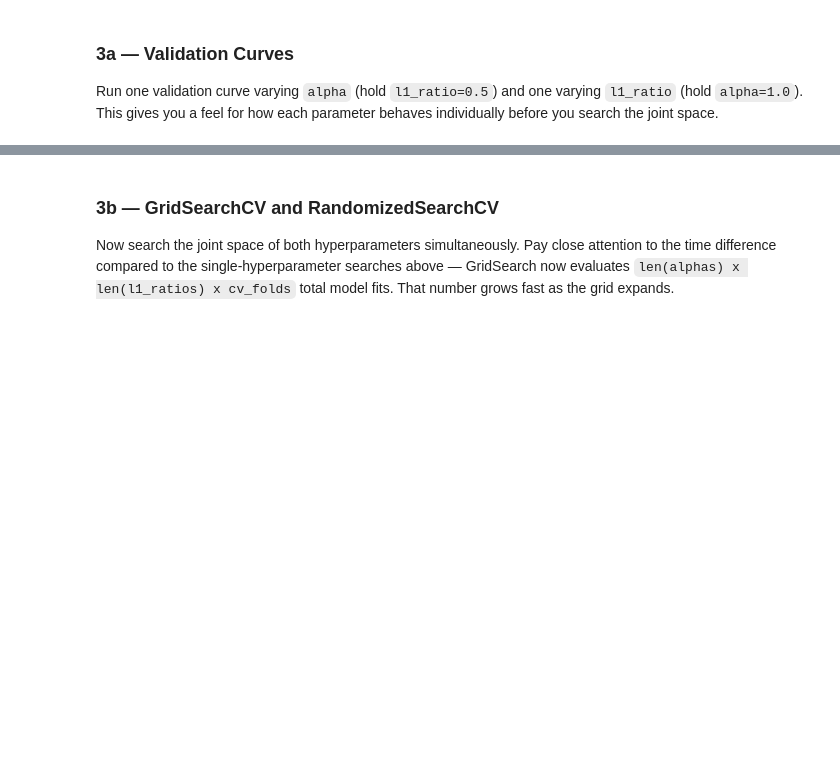
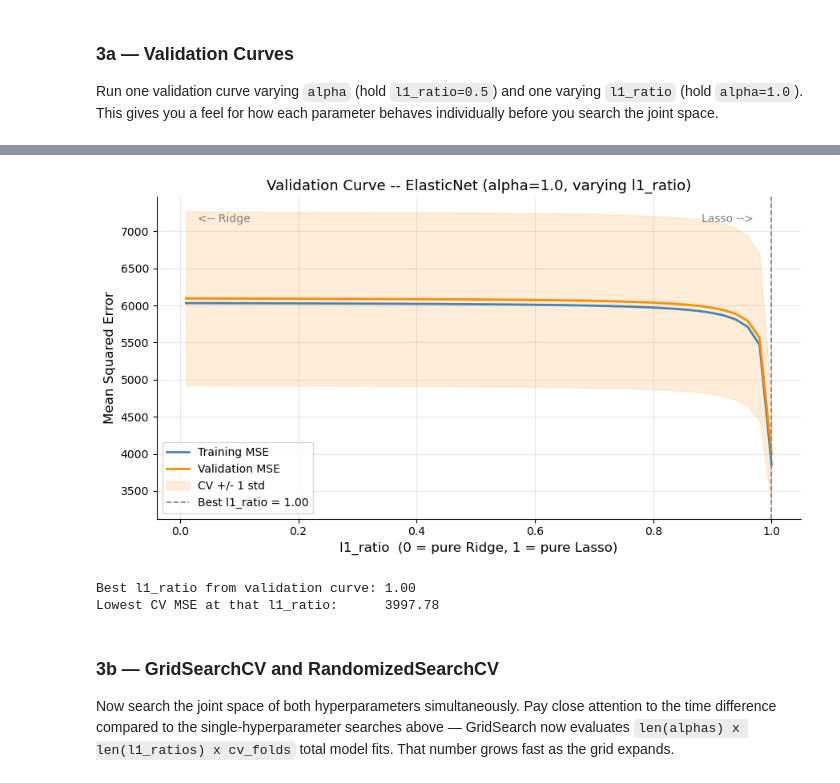
Before and after one commit to winni-datadiva/TKH-26-labs, a Jupyter notebook: Phase_2/python_workbooks/hyperparameters_Winni.ipynb, the cells around one changed output, grey strips where cells are left out. Saved outputs shown, nothing was run; the diff lists cells and outputs as text; code cells hidden in the pictures; blank space fills up the shorter version.

```diff
--- a/Phase_2/python_workbooks/hyperparameters_Winni.ipynb
+++ b/Phase_2/python_workbooks/hyperparameters_Winni.ipynb
@@ -714,11 +757,59 @@ Run one validation curve varying `alpha` (hold `l1_ratio=0.5`) and one varying `
 # %%
 # TODO: validation curve for ElasticNet varying l1_ratio
 # Use ElasticNet(alpha=1.0) as the estimator — holds alpha fixed
 # Use np.linspace(0.01, 1.0, 50) for the l1_ratio range (must be > 0 and <= 1)
 # Score by 'neg_mean_squared_error', flip the sign when plotting
 # Note: l1_ratio=0 is pure Ridge, l1_ratio=1 is pure Lasso
 #       Label your x-axis accordingly so readers know what they're looking at
-...
+
+# l1_ratio controls the blend: 0 = pure Ridge, 1 = pure Lasso
+l1_ratios = np.linspace(0.01, 1.0, 50)
+
+# hold alpha fixed at 1.0 while varying l1_ratio
+train_scores, val_scores = validation_curve(
+    ElasticNet(alpha=1.0),
+    X_train, y_train,
+    param_name='l1_ratio',
+    param_range=l1_ratios,
+    cv=5,
+    scoring='neg_mean_squared_error'
+)
+
+train_mse_mean = -train_scores.mean(axis=1)
+val_mse_mean   = -val_scores.mean(axis=1)
+val_mse_std    = val_scores.std(axis=1)
+
+best_l1_ratio_vc = l1_ratios[val_mse_mean.argmin()]
+
+fig, ax = plt.subplots(figsize=(9, 5))
+ax.plot(l1_ratios, train_mse_mean, label='Training MSE',   color='steelblue',  linewidth=2)
+ax.plot(l1_ratios, val_mse_mean,   label='Validation MSE', color='darkorange', linewidth=2)
+ax.fill_between(
+    l1_ratios,
+    val_mse_mean - val_mse_std,
+    val_mse_mean + val_mse_std,
+    alpha=0.15, color='darkorange', label='CV +/- 1 std'
+)
+ax.axvline(best_l1_ratio_vc, color='gray', linestyle='--', linewidth=1.2,
+           label=f'Best l1_ratio = {best_l1_ratio_vc:.2f}')
+# label the ends of the x-axis so students know what 0 and 1 mean
+ax.text(0.03, ax.get_ylim()[1]*0.97, '<-- Ridge', fontsize=10, color='gray', va='top')
+ax.text(0.97, ax.get_ylim()[1]*0.97, 'Lasso -->', fontsize=10, color='gray', va='top', ha='right')
+ax.set_xlabel('l1_ratio  (0 = pure Ridge, 1 = pure Lasso)', fontsize=12)
+ax.set_ylabel('Mean Squared Error', fontsize=12)
+ax.set_title('Validation Curve -- ElasticNet (alpha=1.0, varying l1_ratio)', fontsize=13)
+ax.legend()
+ax.grid(True, alpha=0.3)
+sns.despine()
+plt.tight_layout()
+plt.show()
+
+print(f"Best l1_ratio from validation curve: {best_l1_ratio_vc:.2f}")
+print(f"Lowest CV MSE at that l1_ratio:      {val_mse_mean.min():.2f}")
+# %% [output]
+[figure, added]
+Best l1_ratio from validation curve: 1.00
+Lowest CV MSE at that l1_ratio:      3997.78
 # %% [markdown]
 ### 3b — GridSearchCV and RandomizedSearchCV
 
```
Also changed, not shown: parts of 12 cells of this notebook.
